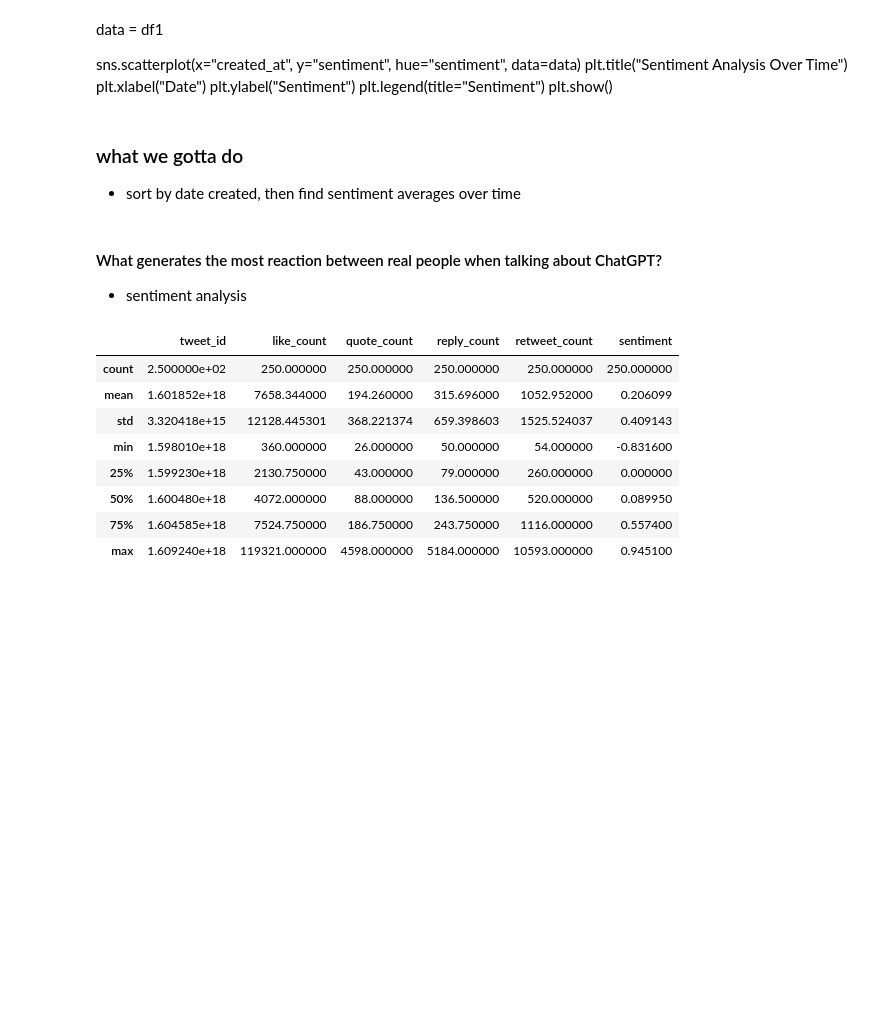
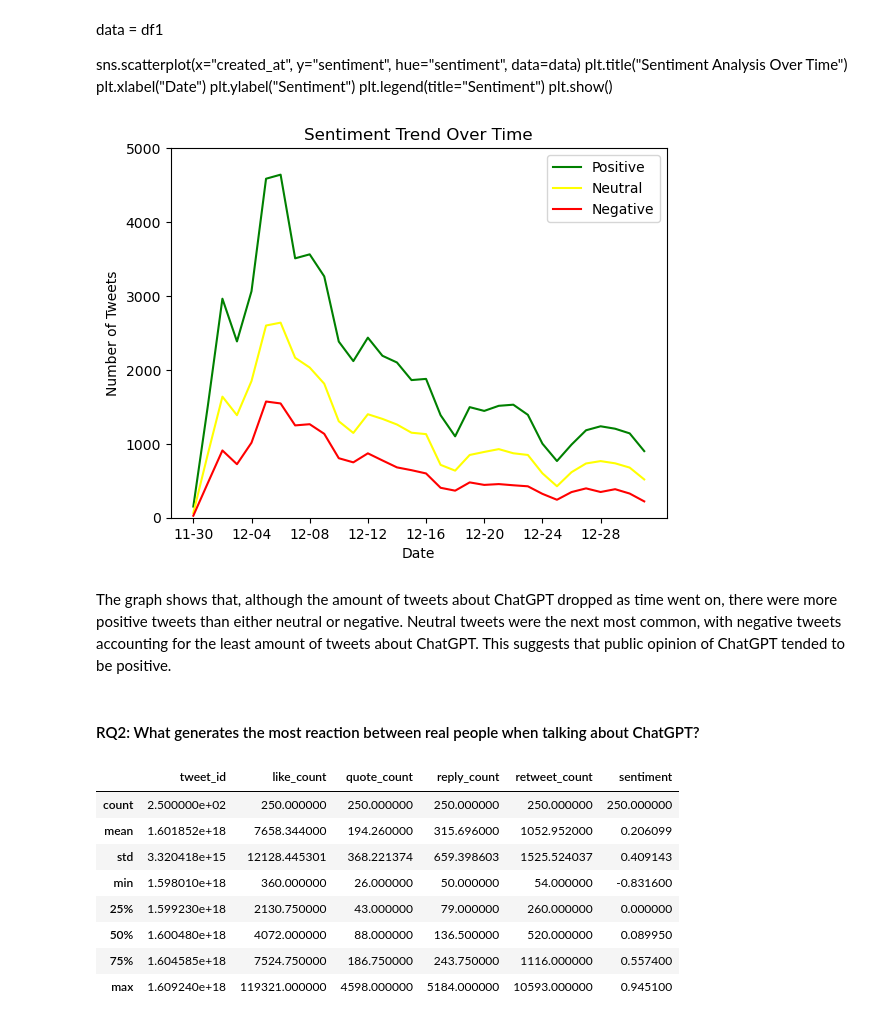
Before and after one commit to ReproTeach/final-project-lc_sa_sm_team, a Jupyter notebook: project_draft.ipynb, the cells around one changed output. Saved outputs shown, nothing was run; the diff lists cells and outputs as text; code cells hidden in the pictures; blank space fills up the shorter version.

```diff
--- a/project_draft.ipynb
+++ b/project_draft.ipynb
@@ -186,10 +205,61 @@ plt.xlabel("Date")
 plt.ylabel("Sentiment")
 plt.legend(title="Sentiment")
 plt.show()
-# %% [markdown]
-### what we gotta do
-- sort by date created, then find sentiment averages over time
+# %%
+pos_dict = {}
+neutral_dict = {}
+neg_dict = {}
+dates = []
+
+for index, row in df1.iterrows():
+    date = row['created_at'].split()[0][5:]
+    if date not in dates:
+        dates.append(date)
+    if row['sentiment'] > 0:
+        if date in pos_dict:
+            pos_dict[date] += 1
+        else:
+            pos_dict[date] = 1
+    elif row['sentiment'] < 0:
+        if date in neg_dict:
+            neg_dict[date] += 1
+        else:
+            neg_dict[date] = 1
+    else:
+        if date in neutral_dict:
+            neutral_dict[date] += 1
+        else:
+            neutral_dict[date] = 1
+
+#fill in empty dates
+for date in dates:
+    if date not in pos_dict:
+        pos_dict[date] = 0
+    if date not in neutral_dict:
+        neutral_dict[date] = 0
+    if date not in neg_dict:
+        neg_dict[date] = 0
+
+pos = list(pos_dict.values())
+neutral = list(neutral_dict.values())
+neg = list(neg_dict.values())
+
+plt.plot(dates, pos, label = 'Positive', color='green')
+plt.plot(dates, neutral, label = 'Neutral', color='yellow')
+plt.plot(dates, neg, label = 'Negative', color='red')
+
+plt.xlabel('Date')
+plt.ylabel('Number of Tweets')
+plt.title('Sentiment Trend Over Time')
+plt.xticks(dates[::4])
+plt.ylim(0, 5000)
+
+plt.legend()
+plt.show()
+# %% [output]
+[figure, new version]
+# %% [markdown]
+The graph shows that, although the amount of tweets about ChatGPT dropped as time went on, there were more positive tweets than either neutral or negative. Neutral tweets were the next most common, with negative tweets accounting for the least amount of tweets about ChatGPT. This suggests that public opinion of ChatGPT tended to be positive.
 # %% [markdown]
-#### What generates the most reaction between real people when talking about ChatGPT?
-- sentiment analysis
+#### RQ2: What generates the most reaction between real people when talking about ChatGPT?
 # %%
```
Also changed, not shown: parts of 19 cells of this notebook, 1 other file.
